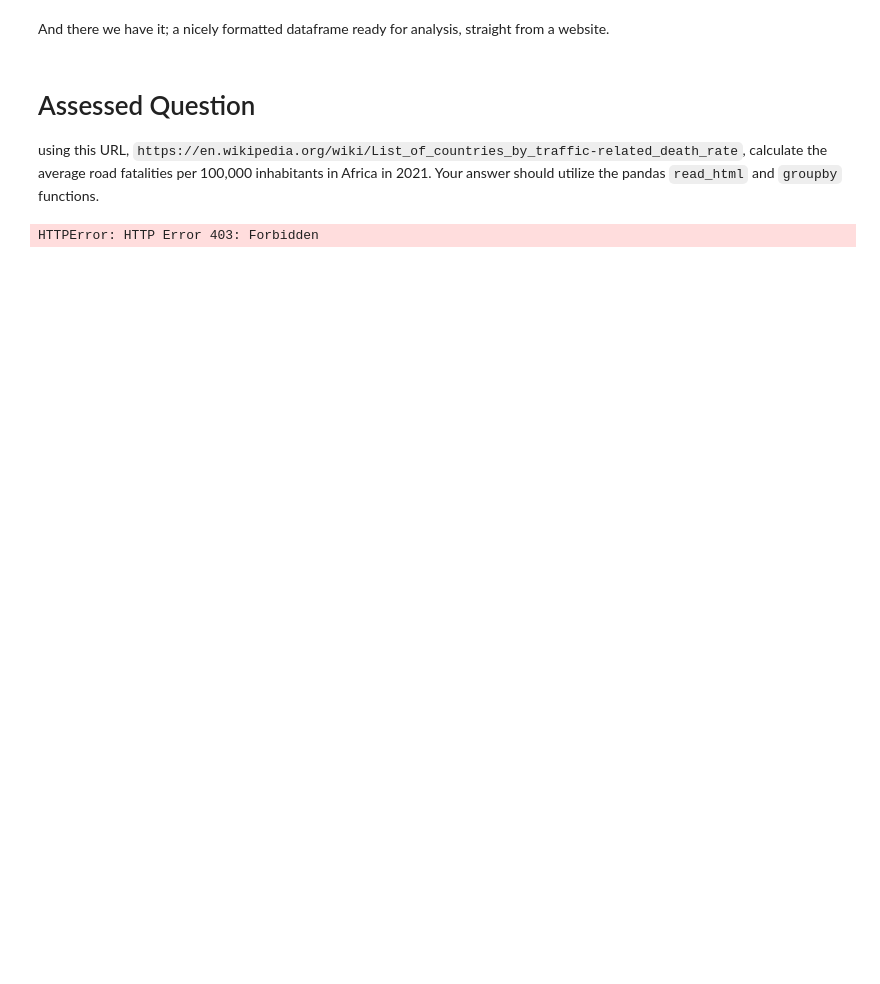
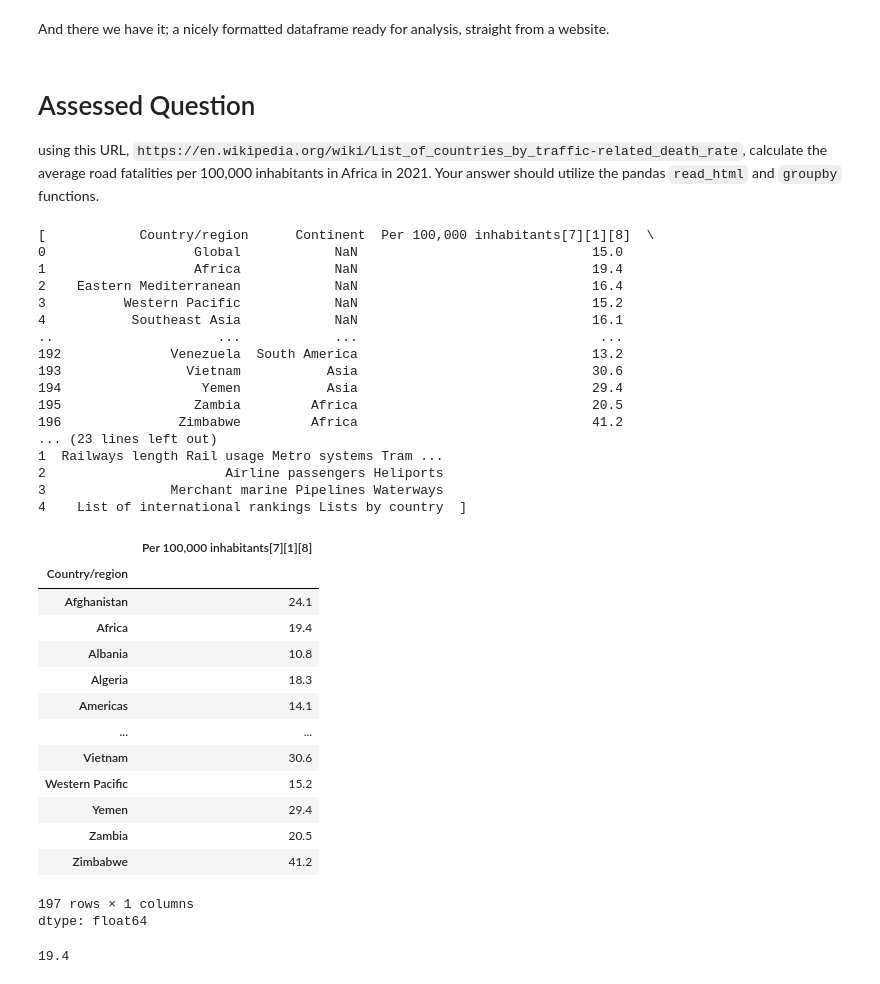
Before and after one commit to shiraparnes/QM2, a Jupyter notebook: notebooks_2025_option_2/W02. Pandas.ipynb, the cells around one changed output. Drawn from its saved outputs; the diff is of its cells as text; code cells hidden in the pictures; blank space fills up the shorter version.

```diff
--- a/notebooks_2025_option_2/W02. Pandas.ipynb
+++ b/notebooks_2025_option_2/W02. Pandas.ipynb
@@ -500,8 +501,47 @@ using this URL, `https://en.wikipedia.org/wiki/List_of_countries_by_traffic-rela
 # %%
 url='https://en.wikipedia.org/wiki/List_of_countries_by_traffic-related_death_rate'
 
-tables=pandas.read_html(url)
+tables=pandas.read_html(url, storage_options={'User-Agent': 'Mozilla/5.0'})
 
 print(tables)
+
+df=tables[0]
+
+df.groupby("Country/region")["Per 100,000 inhabitants[7][1][8]"].mean()
 # %% [output]
-HTTPError: HTTP Error 403: Forbidden
+[            Country/region      Continent  Per 100,000 inhabitants[7][1][8]  \
+0                   Global            NaN                              15.0
+1                   Africa            NaN                              19.4
+2    Eastern Mediterranean            NaN                              16.4
+3          Western Pacific            NaN                              15.2
+4           Southeast Asia            NaN                              16.1
+..                     ...            ...                               ...
+192              Venezuela  South America                              13.2
+193                Vietnam           Asia                              30.6
+194                  Yemen           Asia                              29.4
+195                 Zambia         Africa                              20.5
+196               Zimbabwe         Africa                              41.2
+... (23 lines left out)
+1  Railways length Rail usage Metro systems Tram ...
+2                       Airline passengers Heliports
+3                Merchant marine Pipelines Waterways
+4    List of international rankings Lists by country  ]
+|  | Per 100,000 inhabitants[7][1][8] |
+| Country/region |  |
+| Afghanistan | 24.1 |
+| Africa | 19.4 |
+| Albania | 10.8 |
+| Algeria | 18.3 |
+| Americas | 14.1 |
+| ... | ... |
+| Vietnam | 30.6 |
+| Western Pacific | 15.2 |
+| Yemen | 29.4 |
+| Zambia | 20.5 |
+| Zimbabwe | 41.2 |
+197 rows × 1 columns
+dtype: float64
+# %%
+print("19.4")
+# %% [output]
+19.4
```
Also changed, not shown: parts of 10 cells of this notebook.
